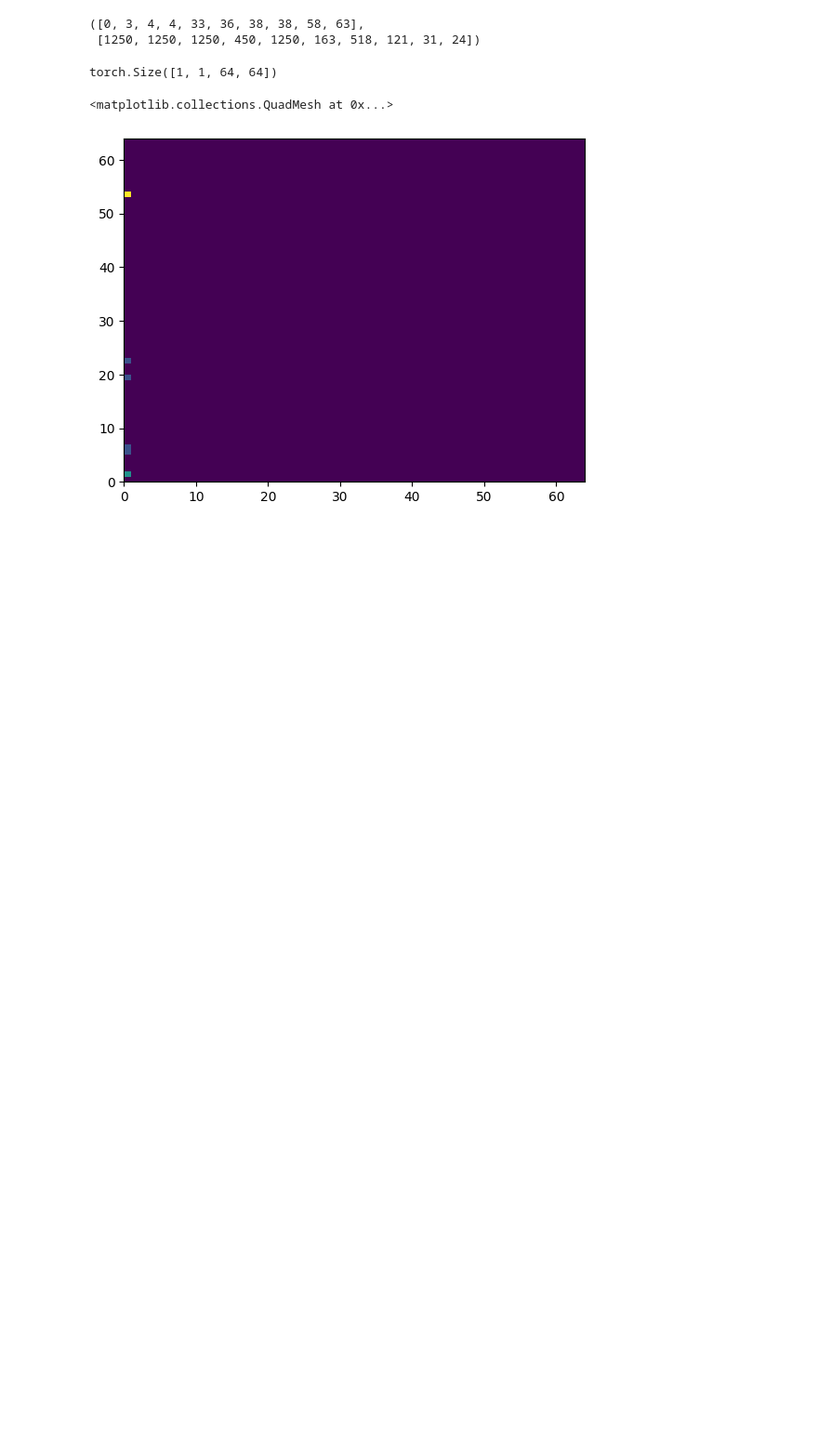
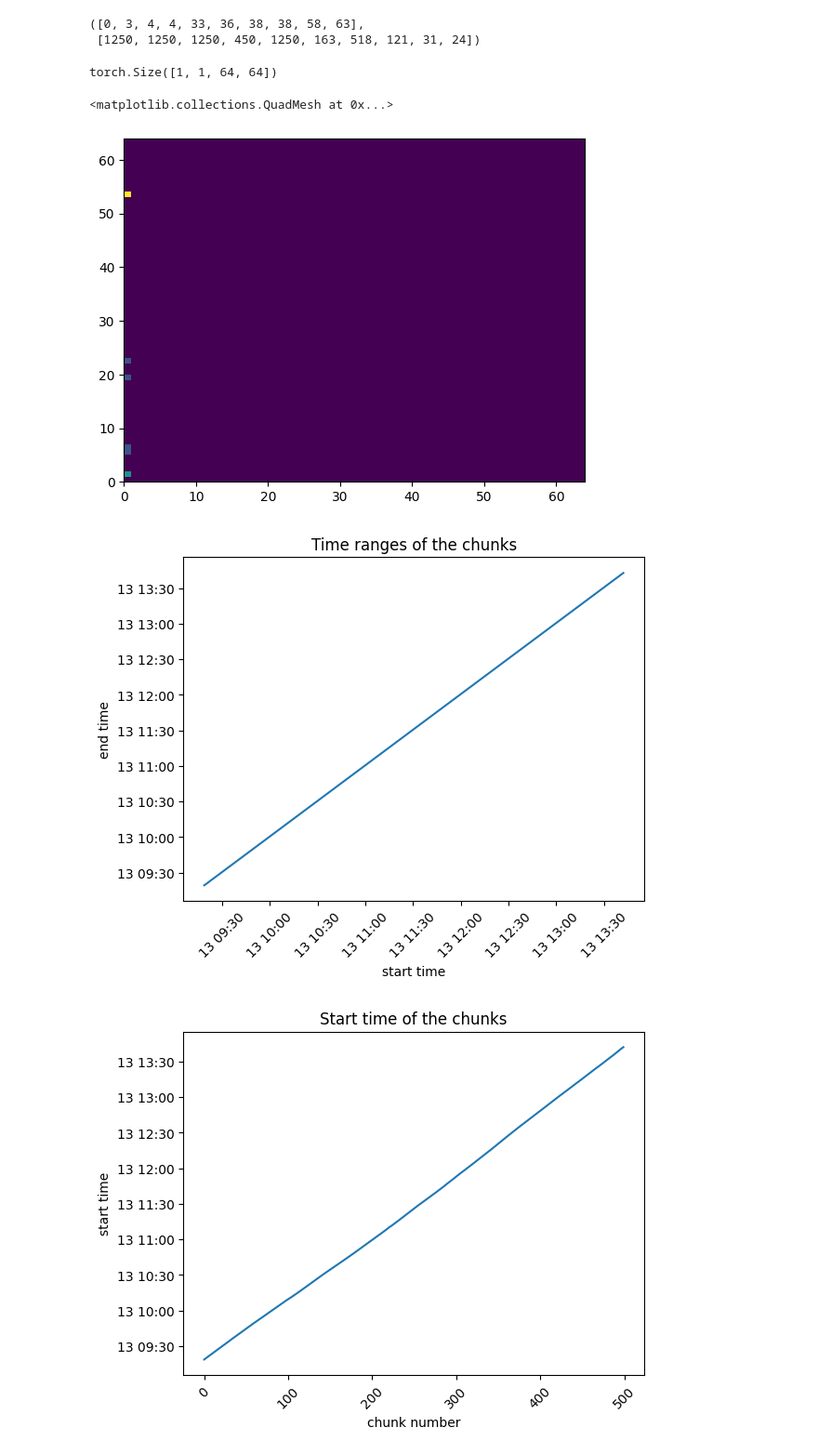
Before and after one commit to NoamSC/DA4ETC, a Jupyter notebook: random.ipynb, the cells around one changed output. Shown at 93% size. Cells and saved outputs as stored; diff of their text form; code cells hidden in the pictures; blank space fills up the shorter version.

```diff
--- a/random.ipynb
+++ b/random.ipynb
@@ -279,14 +279,43 @@ import matplotlib.pyplot as plt
 [figure]
 # %%
 ranges = []
-csv_path = 'ver02 - Location 01 - 2024.09.12-17.csv G Z'
-n_rows_per_ds = int(1e4)
+csv_path = '/home/anatbr/dataset/Allot/ver02 - Location 01 - 2024.09.12-17.csv G Z'
+n_rows_per_ds = 1e4
+columns = ['timeSec1970', 'timeMs', 'appId', 'ipAddrClient', 'ipAddrServer',
+           'portClient', 'portServer', 'protocol', 'ppiLen', 'ppi-pdt',
+           'ppi-pd', 'ppi-ps', 'ppi-paux']
 
-for i in trange(200):
+
+for i in trange(500):
     df = pd.read_csv(csv_path, nrows=n_rows_per_ds, skiprows=int(n_rows_per_ds * (i + 1)))
     df.columns = columns
     df['absoluteTime'] = pd.to_datetime(df['timeSec1970'], unit='s')
     assert df.absoluteTime.is_monotonic_increasing
-    df.to_csv(f'data/allot_chunks_csvs/chunk_{i:03d}.csv', index=False)
+    df.to_csv(f'data/allot_small_csvs/chunks_domain_2/chunk_{i:03d}.csv', index=False)
     # print(df.absoluteTime.min(), df.absoluteTime.max())
     ranges.append((df.absoluteTime.min(), df.absoluteTime.max()))
+# %%
+plt.plot([r[0] for r in ranges], [r[1] for r in ranges])
+plt.xlabel('start time')
+plt.ylabel('end time')
+plt.title('Time ranges of the chunks')
+plt.xticks(rotation=45)
+plt.show()
+
+
+plt.plot([r[0] for r in ranges])
+plt.xlabel('chunk number')
+plt.ylabel('start time')
+plt.title('Start time of the chunks')
+plt.xticks(rotation=45)
+plt.show()
+
+plt.plot([(r[1]  - r[0]).total_seconds() for r in ranges])
+plt.xlabel('chunk number')
+plt.ylabel('duration in seconds')
+plt.title('Start time of the chunks')
+plt.xticks(rotation=45)
+plt.show()
+# %% [output]
+[figure, added]
+[figure, added]
```
Also changed, not shown: parts of 3 cells of this notebook, 5 other files.
